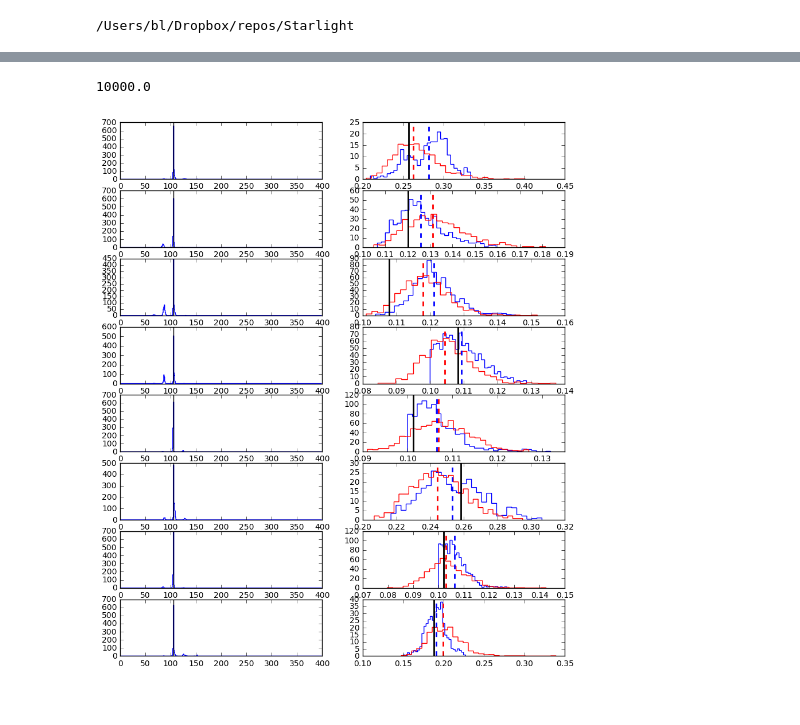
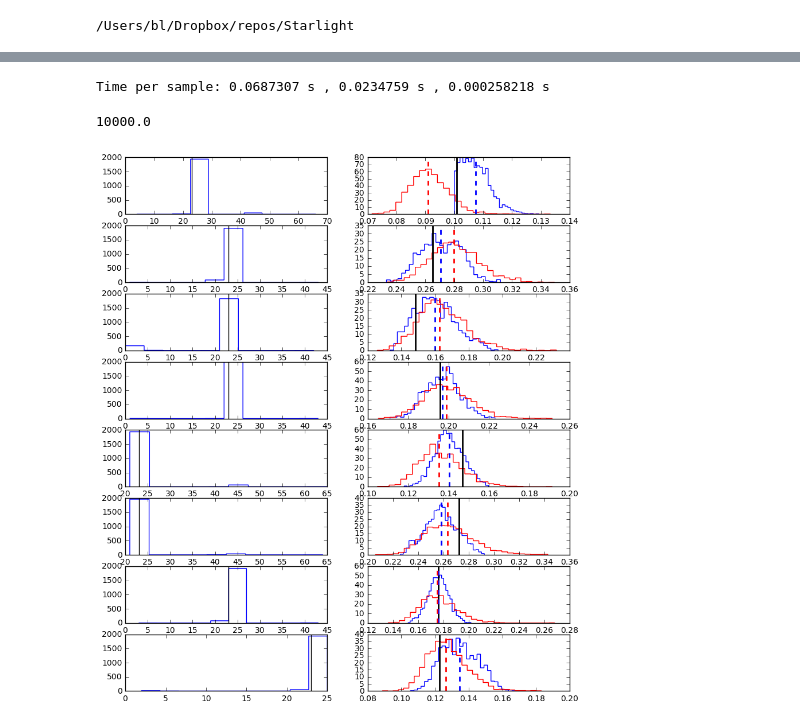
Before and after one commit to errai34/Starlight, a Jupyter notebook: notebooks/Testing simple HHRD on simulated data.ipynb, the cells around one changed output, grey strips where cells are left out. Saved outputs shown, nothing was run; the diff lists cells and outputs as text; code cells hidden in the pictures.

```diff
--- a/notebooks/Testing simple HHRD on simulated data.ipynb
+++ b/notebooks/Testing simple HHRD on simulated data.ipynb
@@ -21,7 +21,7 @@ binmus = np.vstack([g.ravel() for g in mugrids]).T
 binmus[:, 0] += 1.0
 binsigs = np.vstack([g.ravel() for g in siggrids]).T
 
-numbumps = 3
+numbumps = 5
 alphas = np.repeat(0., nbins)
 alphas[np.random.choice(nbins, numbumps, replace=False)] = 1/numbumps
 binamps = np.random.dirichlet(alphas)
@@ -82,7 +82,9 @@ fig.tight_layout()
 # %%
-num_samples = 1000
+num_samples = 2000
 distances_samples, bins_samples, binamps_samples =\
-            model.gibbs_sampler(num_samples)
+            model.gibbs_sampler(num_samples, num_steps=50)
+# %% [output]
+Time per sample: 0.0687307 s , 0.0234759 s , 0.000258218 s
 # %%
 distances2 = distances_samples.mean(axis=0)
 bins2 = bins_samples.mean(axis=0).astype(int)
@@ -93,18 +95,18 @@ np.isfinite(distances_samples).sum() / num_samples
 # %%
 # TODO: better representation of bin locations (in 2D plane with sample average)
 distances_samples2 = np.vstack([1/(varpi + varpi_err*np.random.randn(nobj)) for i in range(num_samples)])
 fig, axs = plt.subplots(8, 2, figsize=(10, 12))
 js = np.where(varpi_fracerror > 0.05)[0]
 for i in range(axs.shape[0]):
     axs[i, 0].axvline(bins[i], c='k')
-    axs[i, 0].hist(bins_samples[:, js[i]], bins=np.arange(nbins), histtype='step')
+    axs[i, 0].hist(bins_samples[:, js[i]], histtype='step')
     axs[i, 1].hist(distances_samples[:, js[i]], 30, normed=True, color='b', histtype='step')#, range=[0., 0.4]
     axs[i, 1].hist(distances_samples2[:, js[i]], 30, normed=True, color='r', histtype='step')#, range=[0., 0.4]
     axs[i, 1].axvline(distances[js[i]], c='k', lw=2)
     axs[i, 1].axvline(distances2[js[i]], c='b', lw=2, ls='--')
     axs[i, 1].axvline(1/varpi[js[i]], c='r', lw=2, ls='--')
 # %% [output]
-[figure, old version]
+[figure, new version]
 # %%
 obsabsmag2 = obsmags - 5*np.log10(distances2) - 10
 fig, axs = plt.subplots(2, 2, figsize=(8, 8))
```
Also changed, not shown: parts of 4 cells of this notebook, 4 other files.
